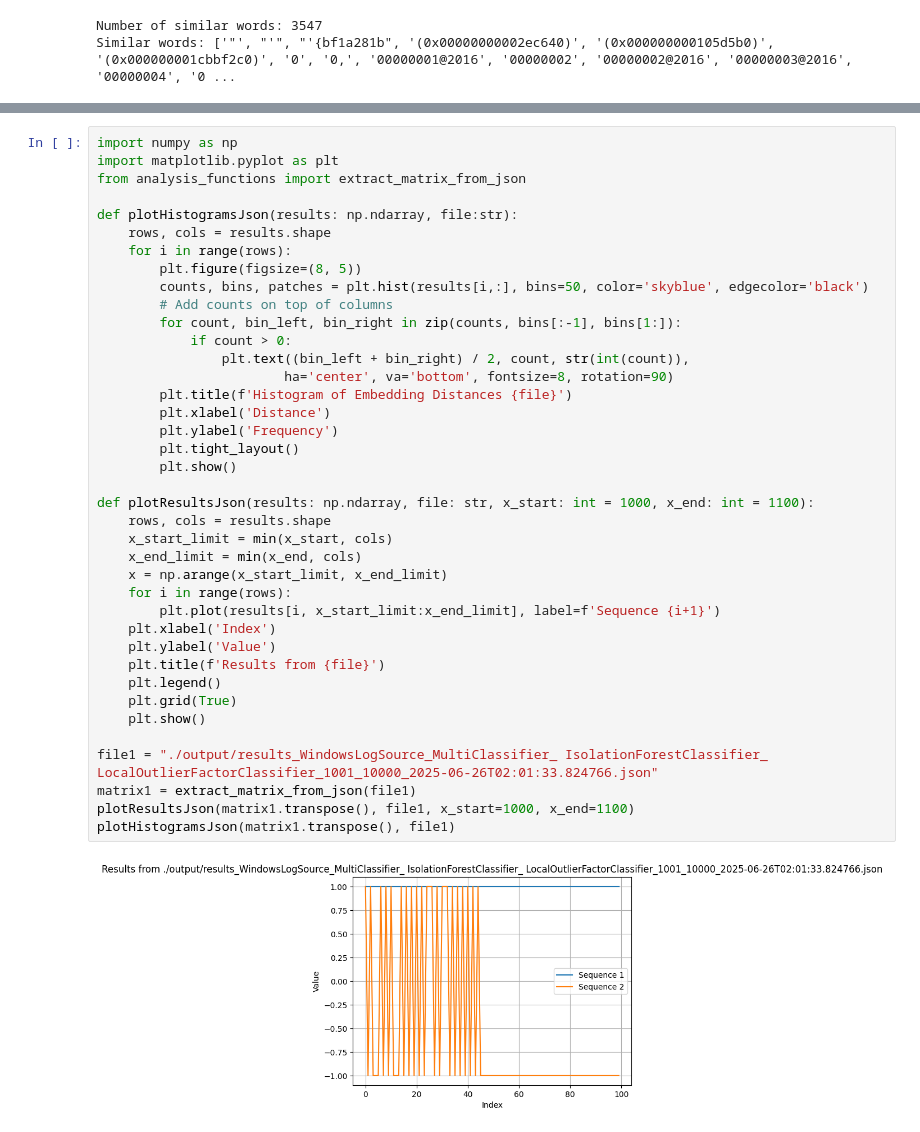
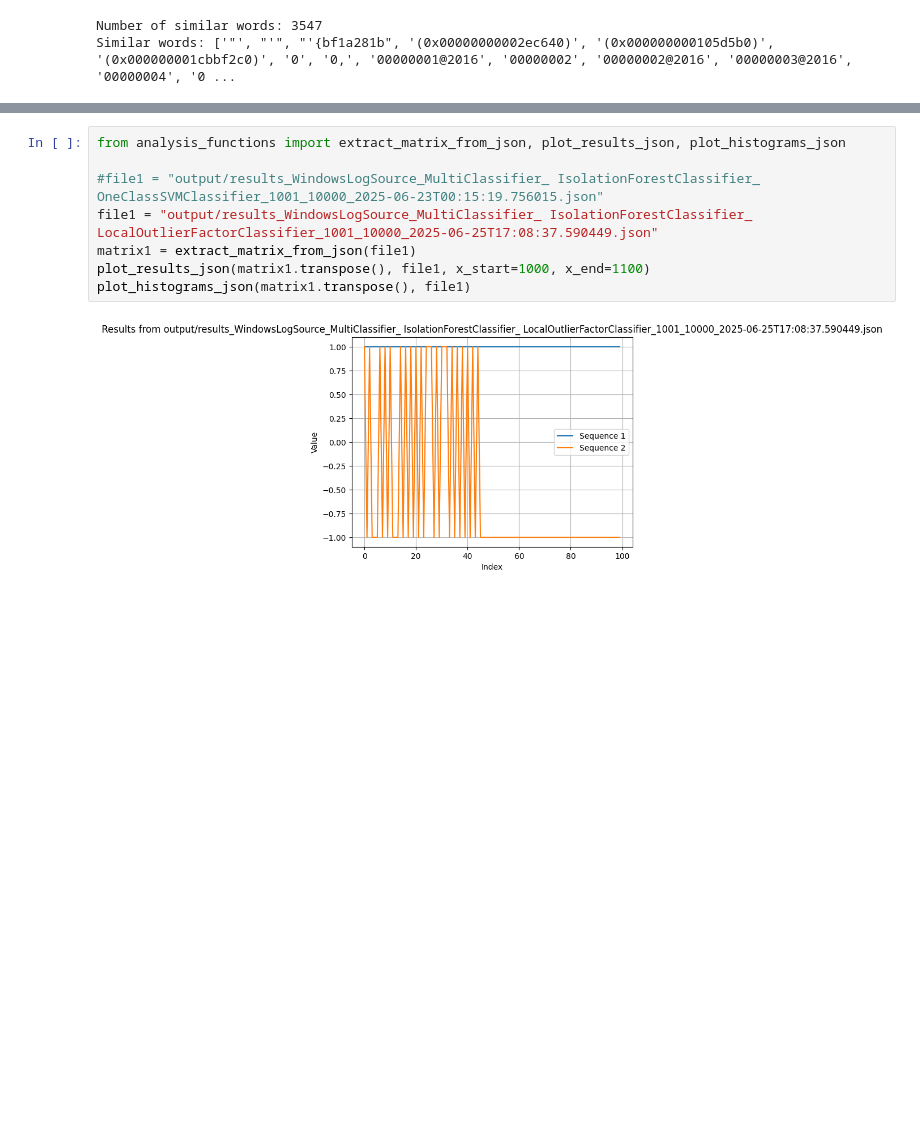
Before and after one commit to mmaracic/dataScience, a Jupyter notebook: anomaly-detection/analysis.ipynb, the cells around one changed output, grey strips where cells are left out. Drawn from its saved outputs; the diff is of its cells as text; blank space fills up the shorter version.

```diff
--- a/anomaly-detection/analysis.ipynb
+++ b/anomaly-detection/analysis.ipynb
@@ -115,44 +197,13 @@ Similar words: ['"', "'", "'{bf1a281b", '(0x00000000002ec640)', '(0x000000000105
 # %%
-import numpy as np
-import matplotlib.pyplot as plt
-from analysis_functions import extract_matrix_from_json
+from analysis_functions import extract_matrix_from_json, plot_results_json, plot_histograms_json
 
-def plotHistogramsJson(results: np.ndarray, file:str):
-    rows, cols = results.shape
-    for i in range(rows):
-        plt.figure(figsize=(8, 5))
-        counts, bins, patches = plt.hist(results[i,:], bins=50, color='skyblue', edgecolor='black')
-        # Add counts on top of columns
-        for count, bin_left, bin_right in zip(counts, bins[:-1], bins[1:]):
-            if count > 0:
-                plt.text((bin_left + bin_right) / 2, count, str(int(count)),
-                        ha='center', va='bottom', fontsize=8, rotation=90)
-        plt.title(f'Histogram of Embedding Distances {file}')
-        plt.xlabel('Distance')
-        plt.ylabel('Frequency')
-        plt.tight_layout()
-        plt.show()
-
-def plotResultsJson(results: np.ndarray, file: str, x_start: int = 1000, x_end: int = 1100):
-    rows, cols = results.shape
-    x_start_limit = min(x_start, cols)
-    x_end_limit = min(x_end, cols)
-    x = np.arange(x_start_limit, x_end_limit)
-    for i in range(rows):
-        plt.plot(results[i, x_start_limit:x_end_limit], label=f'Sequence {i+1}')
-    plt.xlabel('Index')
-    plt.ylabel('Value')
-    plt.title(f'Results from {file}')
-    plt.legend()
-    plt.grid(True)
-    plt.show()
-
-file1 = "./output/results_WindowsLogSource_MultiClassifier_ IsolationForestClassifier_ LocalOutlierFactorClassifier_1001_10000_2025-06-26T02:01:33.824766.json"
+#file1 = "output/results_WindowsLogSource_MultiClassifier_ IsolationForestClassifier_ OneClassSVMClassifier_1001_10000_2025-06-23T00:15:19.756015.json"
+file1 = "output/results_WindowsLogSource_MultiClassifier_ IsolationForestClassifier_ LocalOutlierFactorClassifier_1001_10000_2025-06-25T17:08:37.590449.json"
 matrix1 = extract_matrix_from_json(file1)
-plotResultsJson(matrix1.transpose(), file1, x_start=1000, x_end=1100)
-plotHistogramsJson(matrix1.transpose(), file1)
+plot_results_json(matrix1.transpose(), file1, x_start=1000, x_end=1100)
+plot_histograms_json(matrix1.transpose(), file1)
 # %% [output]
-[figure, old version]
+[figure, new version]
 [figure]
 [figure]
 # %%
```
Also changed, not shown: parts of 9 cells of this notebook.
